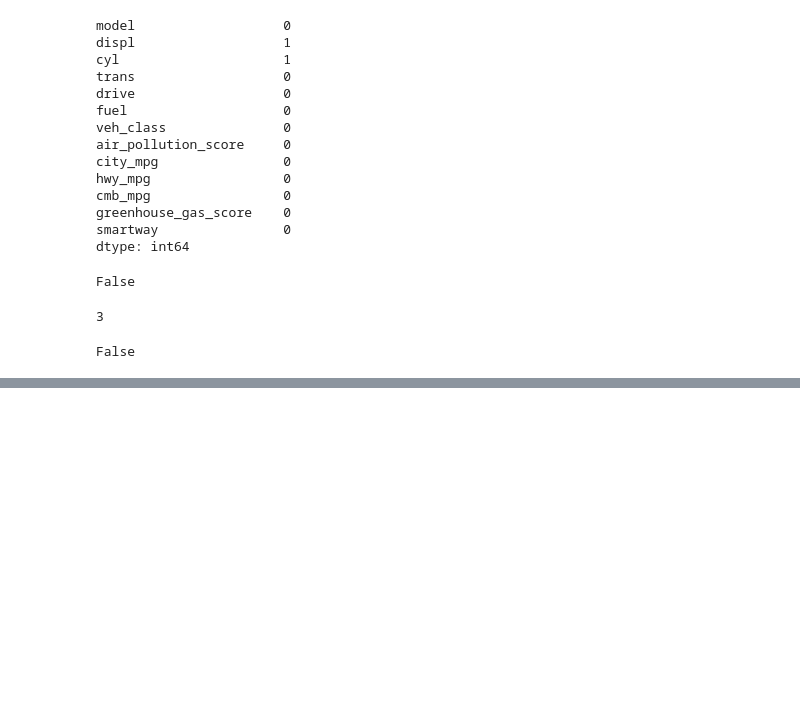
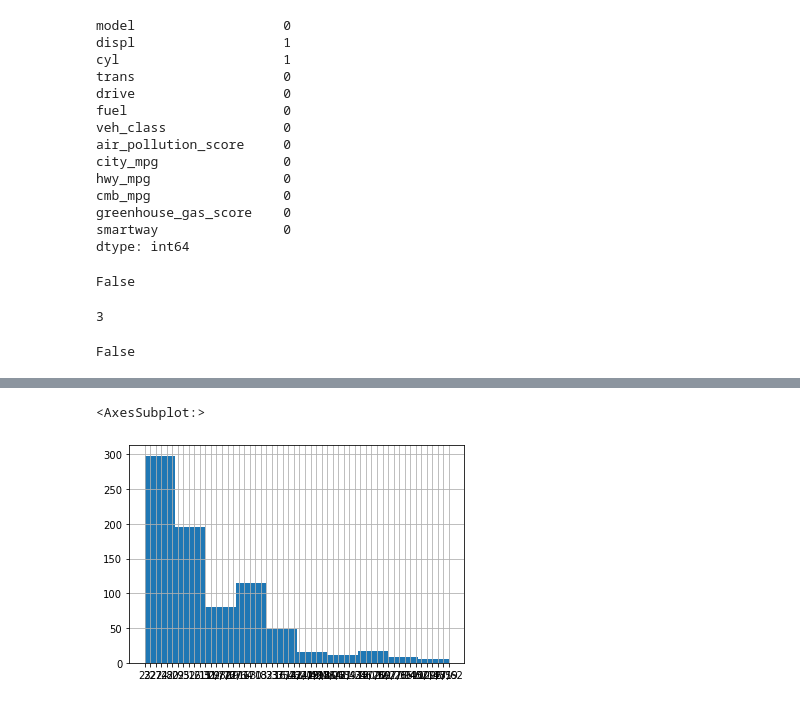
Before and after one commit to jacyee/fuel-economy, a Jupyter notebook: fuel_economy.ipynb, the cells around one changed output, grey strips where cells are left out. Drawn from its saved outputs; the diff is of its cells as text; code cells hidden in the pictures; blank space fills up the shorter version.

```diff
--- a/fuel_economy.ipynb
+++ b/fuel_economy.ipynb
@@ -220,0 +363,5 @@ False
+# %%
+df_18.cmb_mpg.hist()
+# %% [output]
+<AxesSubplot:>
+[figure, added]
```
Also changed, not shown: parts of 26 cells of this notebook.
